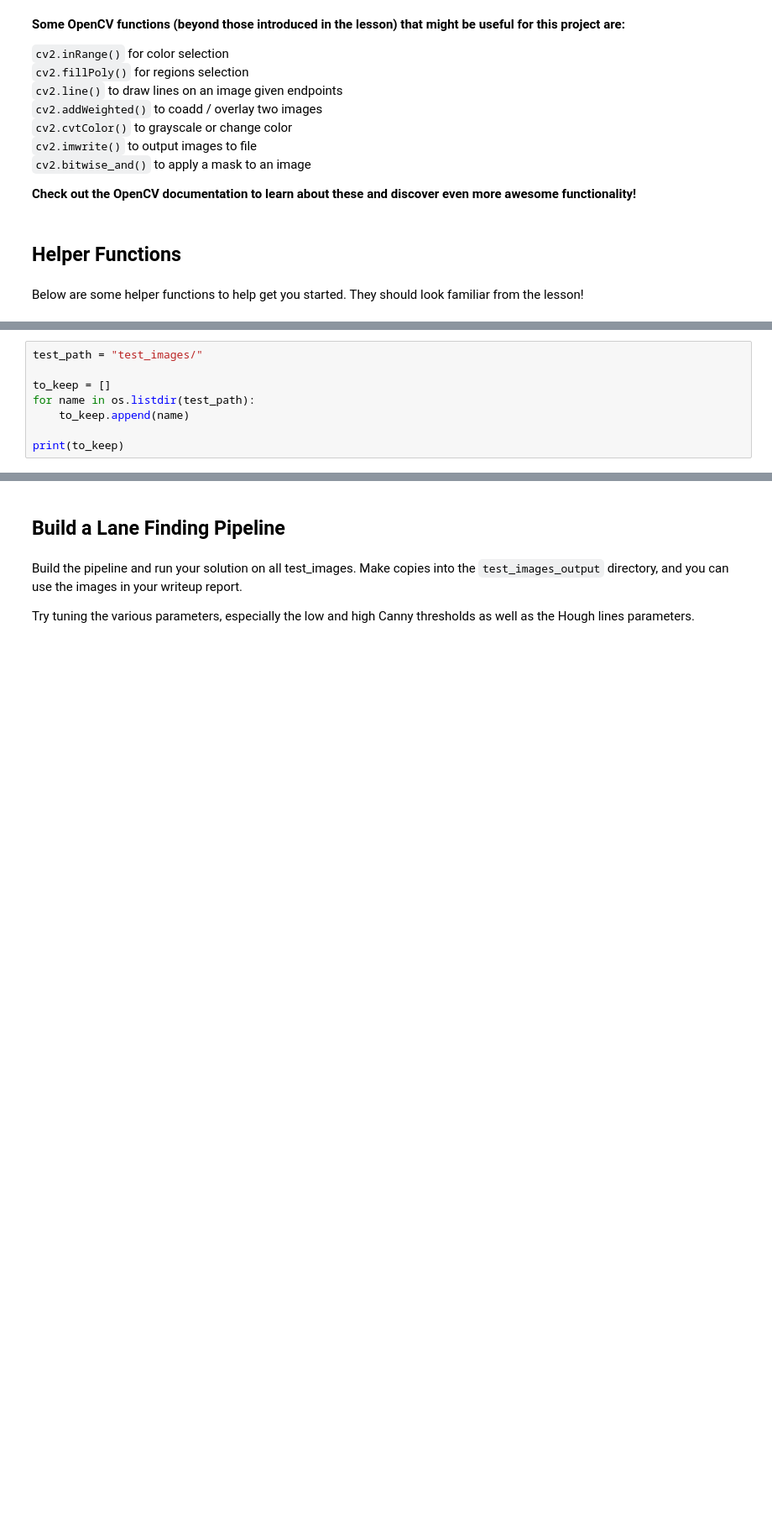
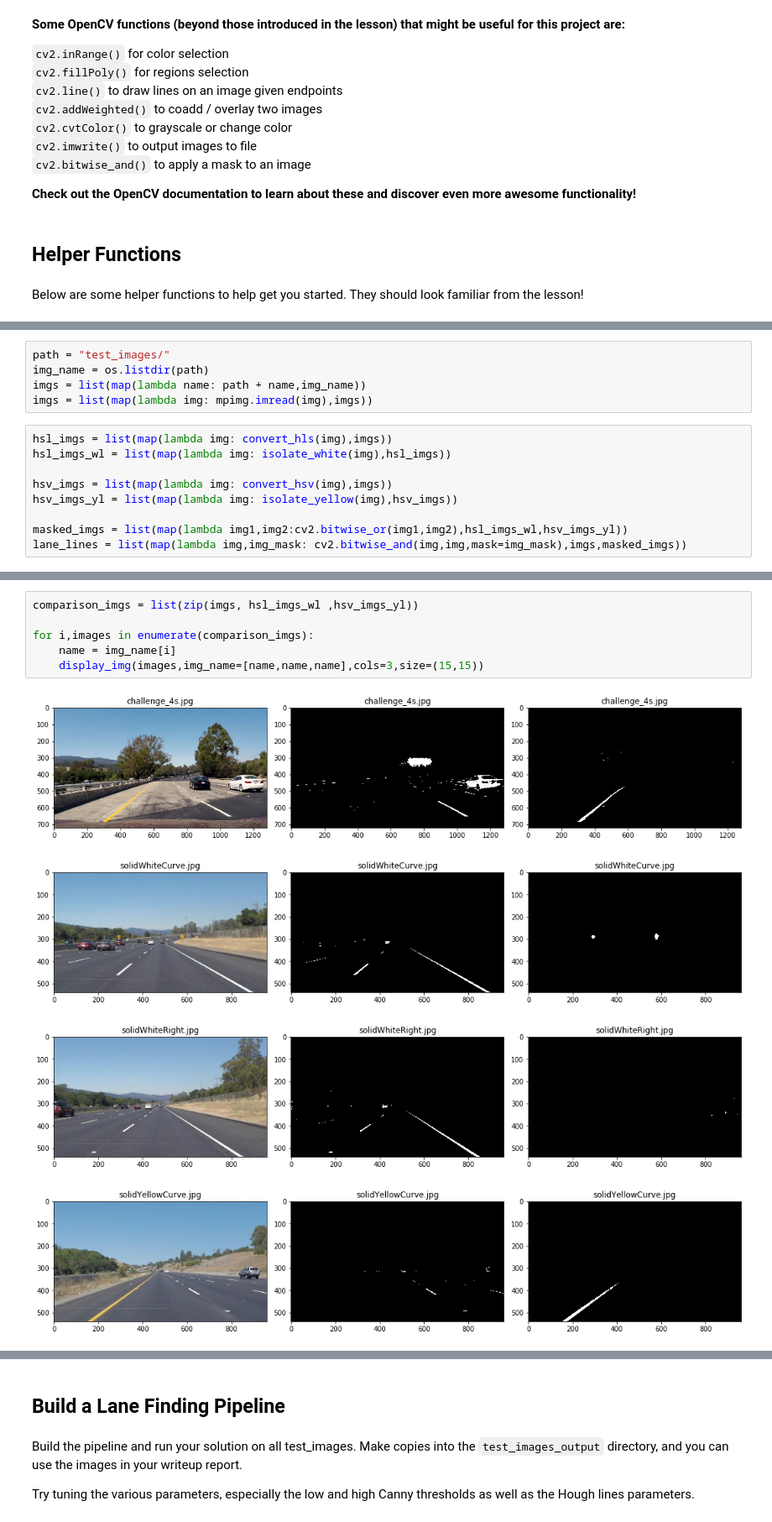
Before and after one commit to parinp/CarND-LaneLines-P1, a Jupyter notebook: P1.ipynb, the cells around one changed output, grey strips where cells are left out. Shown at 84% size. Cells and saved outputs as stored; diff of their text form; blank space fills up the shorter version.

```diff
--- a/P1.ipynb
+++ b/P1.ipynb
@@ -299,8 +178,0 @@ def hough_lines_new(img, rho, theta, threshold, min_line_len, max_line_gap):
-# %%
-test_path = "test_images/"
-
-to_keep = []
-for name in os.listdir(test_path):
-    to_keep.append(name)
-
-print(to_keep)
@@ -368,0 +258,14 @@ os.listdir("test_images/")
+# %%
+path = "test_images/"
+img_name = os.listdir(path)
+imgs = list(map(lambda name: path + name,img_name))
+imgs = list(map(lambda img: mpimg.imread(img),imgs))
+# %%
+hsl_imgs = list(map(lambda img: convert_hls(img),imgs))
+hsl_imgs_wl = list(map(lambda img: isolate_white(img),hsl_imgs))
+
+hsv_imgs = list(map(lambda img: convert_hsv(img),imgs))
+hsv_imgs_yl = list(map(lambda img: isolate_yellow(img),hsv_imgs))
+
+masked_imgs = list(map(lambda img1,img2:cv2.bitwise_or(img1,img2),hsl_imgs_wl,hsv_imgs_yl))
+lane_lines = list(map(lambda img,img_mask: cv2.bitwise_and(img,img,mask=img_mask),imgs,masked_imgs))
@@ -368,0 +275,11 @@ os.listdir("test_images/")
+# %%
+comparison_imgs = list(zip(imgs, hsl_imgs_wl ,hsv_imgs_yl))
+
+for i,images in enumerate(comparison_imgs):
+    name = img_name[i]
+    display_img(images,img_name=[name,name,name],cols=3,size=(15,15))
+# %% [output]
+[figure, added]
+[figure, added]
+[figure, added]
+[figure, added]
```
Also changed, not shown: parts of 27 cells of this notebook, 4 other files.
